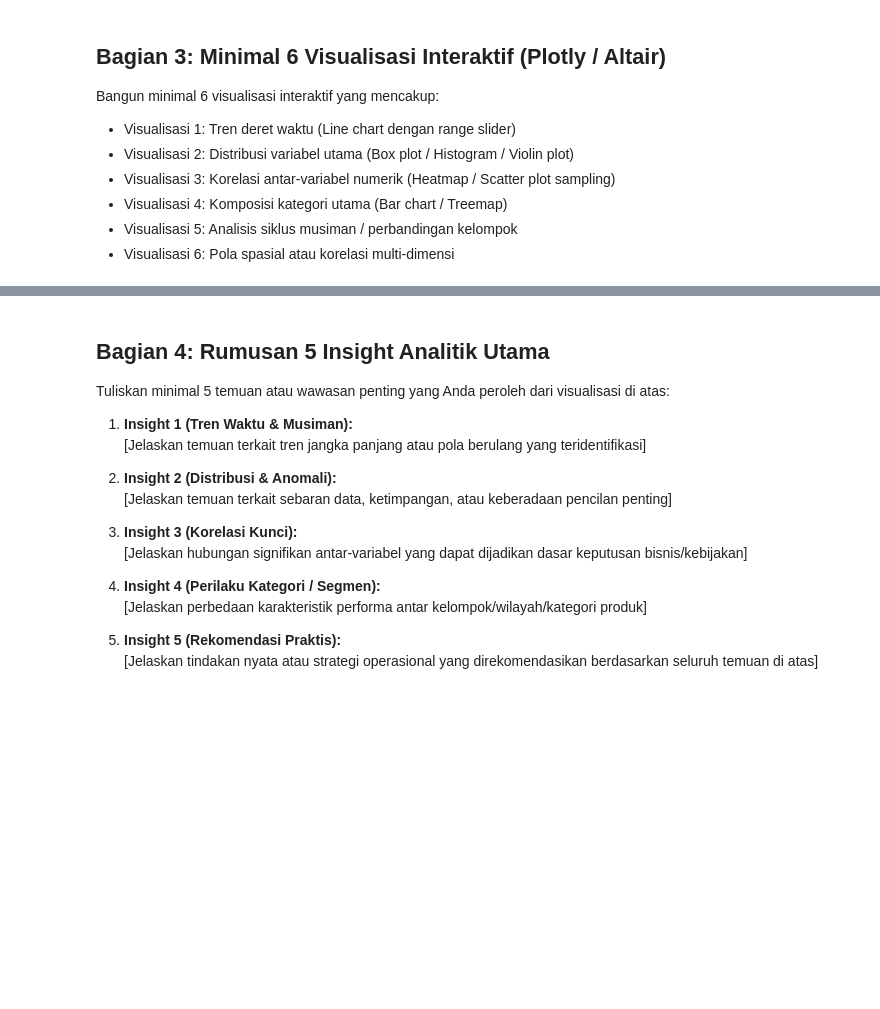
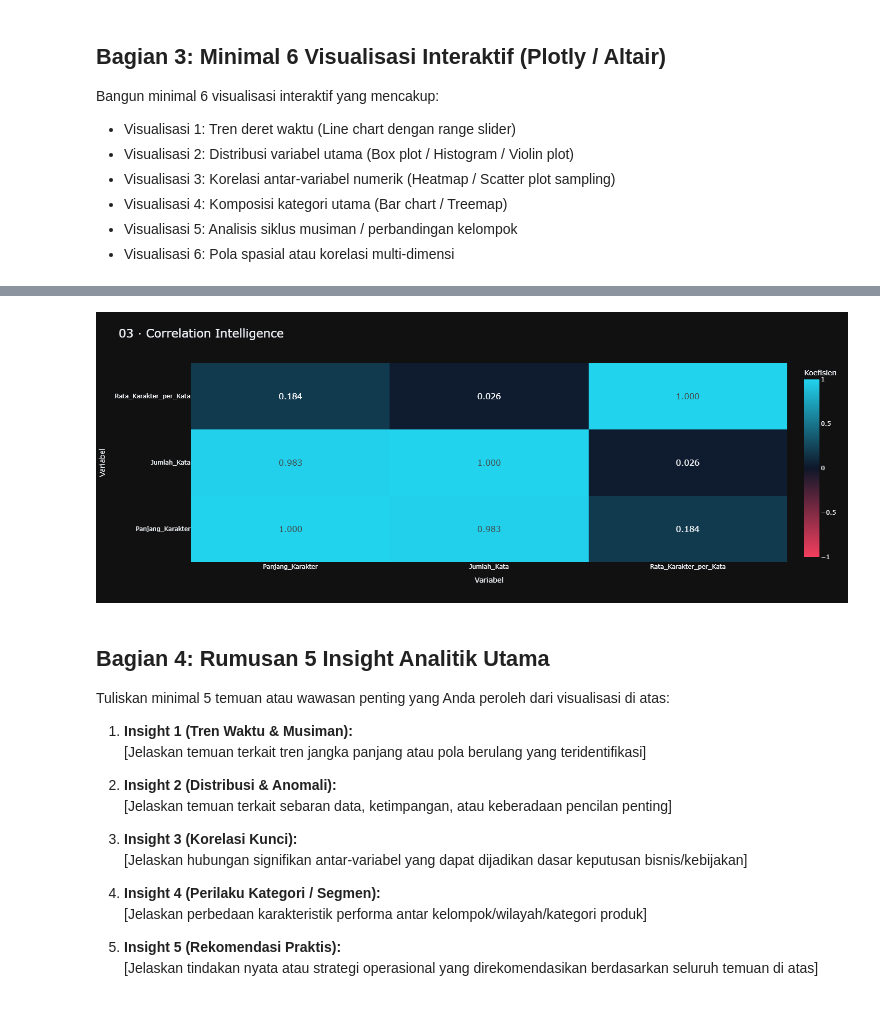
Before and after one commit to dafanusa/tugas1-abd-2026, a Jupyter notebook: notebooks/03_eda_and_insights.ipynb, the cells around one changed output, grey strips where cells are left out. Drawn from its saved outputs; the diff is of its cells as text; code cells hidden in the pictures; blank space fills up the shorter version.

Commit message:
bagian 3, 3 visualisasi pertama

```diff
--- a/notebooks/03_eda_and_insights.ipynb
+++ b/notebooks/03_eda_and_insights.ipynb
@@ -616,7 +1033,67 @@ Bangun minimal 6 visualisasi interaktif yang mencakup:
 # %%
-# Visualisasi 3: Korelasi Antar-Variabel
-# fig3 = px.imshow(...)
-# fig3.show()
+# ============================================================
+# VISUALISASI 3 — CORRELATION INTELLIGENCE
+# ============================================================
+
+df_corr = df_sample[
+    ["Panjang_Karakter", "Jumlah_Kata"]
+].copy()
+
+df_corr["Rata_Karakter_per_Kata"] = (
+    df_corr["Panjang_Karakter"]
+    / df_corr["Jumlah_Kata"].replace(0, np.nan)
+)
+
+df_corr = df_corr.replace(
+    [np.inf, -np.inf],
+    np.nan
+).dropna()
+
+corr_matrix = df_corr.corr(method="pearson")
+
+fig3 = go.Figure(
+    data=go.Heatmap(
+        z=corr_matrix.values,
+        x=corr_matrix.columns,
+        y=corr_matrix.index,
+        colorscale=[
+            [0.0, "#F43F5E"],
+            [0.5, "#0F172A"],
+            [1.0, "#22D3EE"]
+        ],
+        zmin=-1,
+        zmax=1,
+        text=np.round(corr_matrix.values, 3),
+        texttemplate="%{text:.3f}",
+        textfont=dict(size=16),
+        colorbar=dict(
+            title="Koefisien",
+            ticksuffix=""
+        ),
+        hovertemplate=(
+            "Variabel X: %{x}<br>"
+            "Variabel Y: %{y}<br>"
+            "Korelasi: %{z:.3f}<extra></extra>"
+        )
+    )
+)
+
+fig3.update_layout(
+    title=dict(
+        text="03 · Correlation Intelligence",
+        x=0.03,
+        font=dict(size=23)
+    ),
+    template=TEMA,
+    height=570,
+    xaxis_title="Variabel",
+    yaxis_title="Variabel",
+    margin=dict(l=100, r=50, t=100, b=80)
+)
+
+fig3.show()
+# %% [output]
+[figure, added]
 # %%
 # Visualisasi 4: Komposisi Kategori
 # fig4 = px.bar(...)
```
Also changed, not shown: parts of 3 cells of this notebook.
